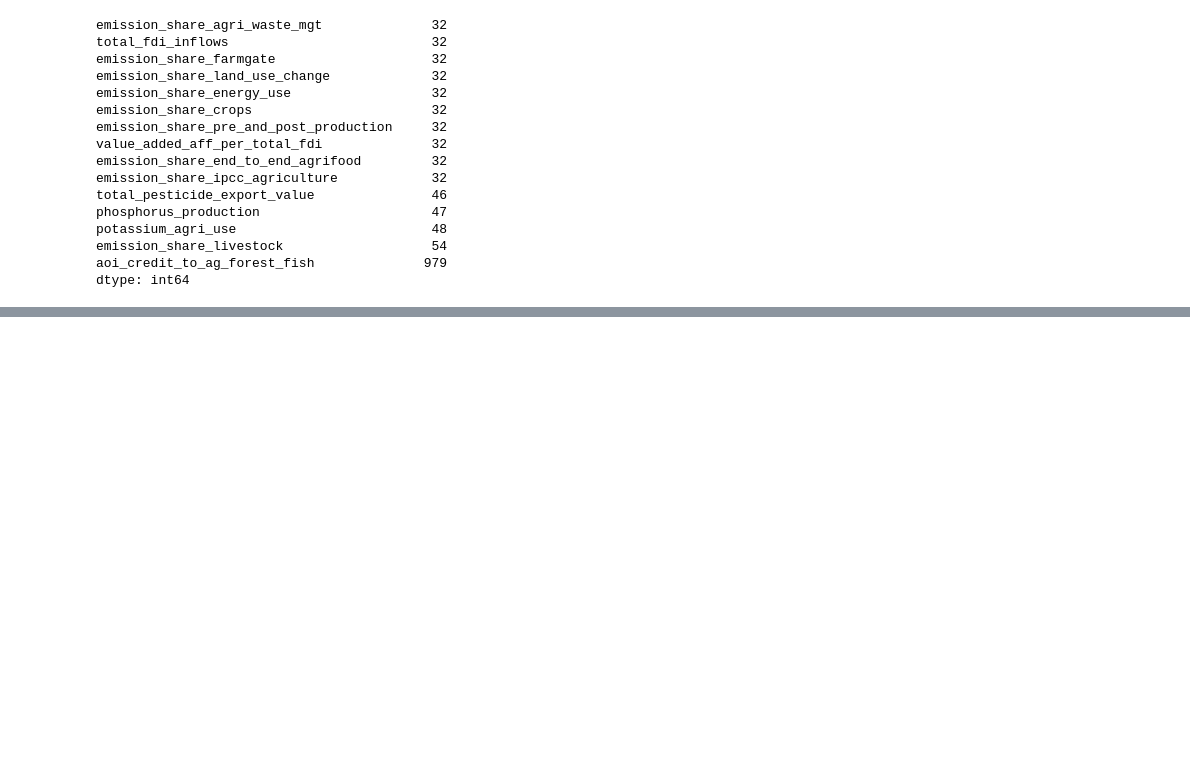
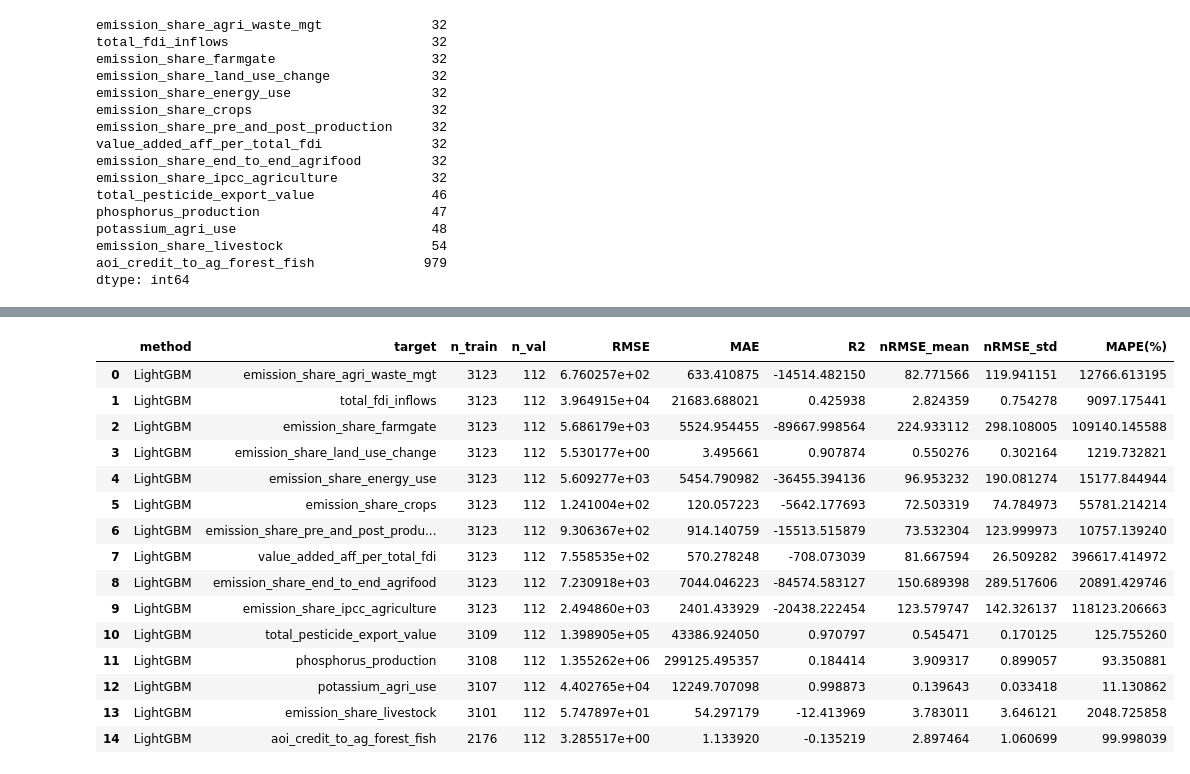
Before and after one commit to Leonidus1995/farmer-prices-forecasting, a Jupyter notebook: dataset_1_second.ipynb, the cells around one changed output, grey strips where cells are left out. Drawn from its saved outputs; the diff is of its cells as text; code cells hidden in the pictures; blank space fills up the shorter version.

```diff
--- a/dataset_1_second.ipynb
+++ b/dataset_1_second.ipynb
@@ -37,0 +120,6 @@ dtype: int64
+# %%
+r_idx = df_val_clean.index.get_indexer(y_true_df['row_id'])
+c_idx = df_val_clean.columns.get_indexer(y_true_df['target'])
+
+y_true_df['y_true'] = df_val_clean.to_numpy()[r_idx, c_idx]
+y_true_df.head()
@@ -37,0 +133,3 @@ dtype: int64
+# %%
+# Set all target cells in the validation copy to NaN
+df_val_masked.loc[:, targets] = np.nan
@@ -37,0 +211,10 @@ dtype: int64
+# %%
+# Merge truth and predictions (only LightGBM here)
+eval_df = (
+    y_true_df.merge(
+        y_pred_df_lgbm[["row_id", "target", "y_pred"]],
+        on=["row_id", "target"],
+        how="inner"
+    )
+)
+eval_df
@@ -37,0 +235,65 @@ dtype: int64
+# %%
+# per-target metrics table
+metrics_rows = []
+for col in targets:
+    sub = eval_df.loc[eval_df["target"]==col]
+
+    y_val = sub["y_true"].astype(float)
+    val_pred = sub["y_pred"].astype(float)
+
+    # Metrics
+    rmse = root_mean_squared_error(y_val, val_pred)
+    mae = mean_absolute_error(y_val, val_pred)
+    r2  = r2_score(y_val, val_pred)
+
+    # Normalizations
+    mean_y = float(y_val.mean())
+    std_y  = float(y_val.std(ddof=1))  # sample std (ddof=1) is typical; either is fine if consistent
+
+    nrmse_mean = (rmse / mean_y) if mean_y != 0 else np.nan
+    nrmse_std  = (rmse / std_y)  if std_y  != 0 else np.nan
+
+    # Mean Absolute Percentage Error (ignoring inf/NaN cases)
+    mape = (np.abs((y_val - val_pred)/y_val)
+            .replace([np.inf, -np.inf], np.nan)
+            .dropna()
+            .mean()*100)
+
+    # n_train for this target = observed count in TRAIN
+    n_train = int(df_train[col].notna().sum())
+    n_val   = int(len(y_val))
+
+    metrics_rows.append({
+        "method": "LightGBM",
+        "target": col,
+        "n_train": n_train,
+        "n_val": n_val,
+        "RMSE": rmse,
+        "MAE": mae,
+        "R2": r2,
+        "nRMSE_mean": nrmse_mean,
+        "nRMSE_std": nrmse_std,
+        "MAPE(%)": mape
+    })
+
+metrics_lgbm = pd.DataFrame(metrics_rows, columns=[
+    "method","target","n_train","n_val","RMSE","MAE","R2","nRMSE_mean","nRMSE_std","MAPE(%)"
+])
+metrics_lgbm
+# %% [output]
+|  | method | target | n_train | n_val | RMSE | MAE | R2 | nRMSE_mean | nRMSE_std | MAPE(%) |
+| 0 | LightGBM | emission_share_agri_waste_mgt | 3123 | 112 | 6.760257e+02 | 633.410875 | -14514.482150 | 82.771566 | 119.941151 | 12766.613195 |
+| 1 | LightGBM | total_fdi_inflows | 3123 | 112 | 3.964915e+04 | 21683.688021 | 0.425938 | 2.824359 | 0.754278 | 9097.175441 |
+| 2 | LightGBM | emission_share_farmgate | 3123 | 112 | 5.686179e+03 | 5524.954455 | -89667.998564 | 224.933112 | 298.108005 | 109140.145588 |
+| 3 | LightGBM | emission_share_land_use_change | 3123 | 112 | 5.530177e+00 | 3.495661 | 0.907874 | 0.550276 | 0.302164 | 1219.732821 |
+| 4 | LightGBM | emission_share_energy_use | 3123 | 112 | 5.609277e+03 | 5454.790982 | -36455.394136 | 96.953232 | 190.081274 | 15177.844944 |
+| 5 | LightGBM | emission_share_crops | 3123 | 112 | 1.241004e+02 | 120.057223 | -5642.177693 | 72.503319 | 74.784973 | 55781.214214 |
+| 6 | LightGBM | emission_share_pre_and_post_produ... | 3123 | 112 | 9.306367e+02 | 914.140759 | -15513.515879 | 73.532304 | 123.999973 | 10757.139240 |
+| 7 | LightGBM | value_added_aff_per_total_fdi | 3123 | 112 | 7.558535e+02 | 570.278248 | -708.073039 | 81.667594 | 26.509282 | 396617.414972 |
+| 8 | LightGBM | emission_share_end_to_end_agrifood | 3123 | 112 | 7.230918e+03 | 7044.046223 | -84574.583127 | 150.689398 | 289.517606 | 20891.429746 |
+| 9 | LightGBM | emission_share_ipcc_agriculture | 3123 | 112 | 2.494860e+03 | 2401.433929 | -20438.222454 | 123.579747 | 142.326137 | 118123.206663 |
+| 10 | LightGBM | total_pesticide_export_value | 3109 | 112 | 1.398905e+05 | 43386.924050 | 0.970797 | 0.545471 | 0.170125 | 125.755260 |
+| 11 | LightGBM | phosphorus_production | 3108 | 112 | 1.355262e+06 | 299125.495357 | 0.184414 | 3.909317 | 0.899057 | 93.350881 |
+| 12 | LightGBM | potassium_agri_use | 3107 | 112 | 4.402765e+04 | 12249.707098 | 0.998873 | 0.139643 | 0.033418 | 11.130862 |
+| 13 | LightGBM | emission_share_livestock | 3101 | 112 | 5.747897e+01 | 54.297179 | -12.413969 | 3.783011 | 3.646121 | 2048.725858 |
+| 14 | LightGBM | aoi_credit_to_ag_forest_fish | 2176 | 112 | 3.285517e+00 | 1.133920 | -0.135219 | 2.897464 | 1.060699 | 99.998039 |
```
Also changed, not shown: parts of 17 cells of this notebook.
